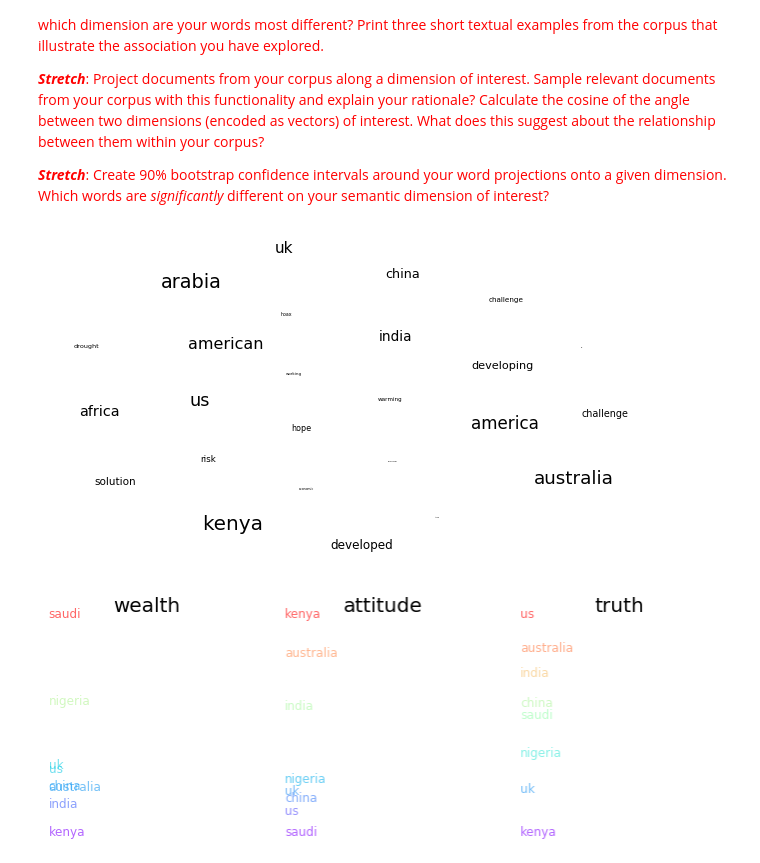
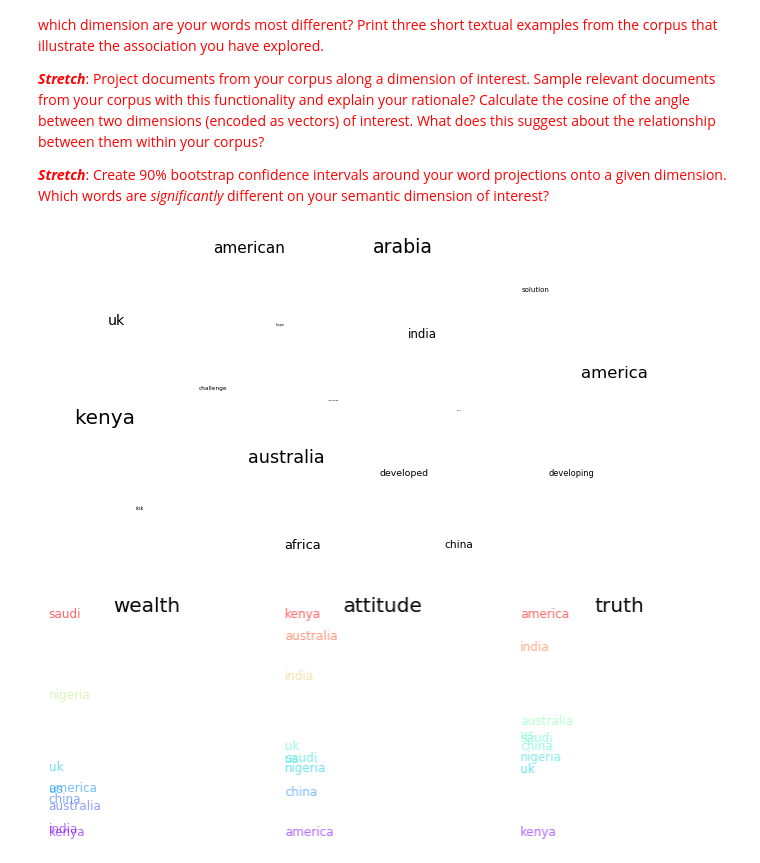
Before and after one commit to Moloq/content-analysis-2018, a Jupyter notebook: 4-Word-Embedding/4-Word-Embedding.ipynb, the cells around one changed output. Cells and saved outputs as stored; diff of their text form; code cells hidden in the pictures.

```diff
--- a/4-Word-Embedding/4-Word-Embedding.ipynb
+++ b/4-Word-Embedding/4-Word-Embedding.ipynb
@@ -1069,35 +1120,35 @@ plt.show()
 # %%
 #words to create dimensions
 #tnytTargetWords = ['man','him','he', 'woman', 'her', 'she', 'black','blacks','African', 'white', 'whites', 'Caucasian', 'rich', 'richer', 'richest', 'expensive', 'wealthy', 'poor', 'poorer', 'poorest', 'cheap', 'inexpensive']
-news_target_words = ['kenya', 'arabia', 'australia', 'us', 'america', 'american', 'uk', 'africa', 'india', 'china']
+news_target_words = ['kenya', 'arabia', 'australia', 'america', 'american', 'uk', 'africa', 'india', 'china']
 news_target_words += ['developed', 'developing', 'solution', 'challenge', 'risk', 'hope', 'challenge', 'drought']
-news_target_words += ['warming', 'hoax', 'working', 'economic', 'financial', 'trump', 'may']
+#news_target_words += ['warming', 'hoax', 'working', 'economic', 'financial', 'trump', 'may']
 #words we will be mapping
 #tnytTargetWords += ["doctor","lawyer","plumber","scientist","hairdresser", "nanny","carpenter","entrepreneur","musician","writer", "banker","poet","nurse", "steak", "bacon", "croissant", "cheesecake", "salad", "cheeseburger", "vegetables", "beer", "wine", "pastry", "basketball", "baseball", "boxing", "softball", "volleyball", "tennis", "golf", "hockey", "soccer"]
 
 
 wordsSubMatrix = []
 for word in news_target_words:
     wordsSubMatrix.append(news_w2v[word])
 wordsSubMatrix = np.array(wordsSubMatrix)
 wordsSubMatrix
 
 news_pca_words = sklearn.decomposition.PCA(n_components = 50).fit(wordsSubMatrix)
 news_reduced_pca = news_pca_words.transform(wordsSubMatrix)
 #T-SNE is theoretically better, but you should experiment
 news_tsne_words = sklearn.manifold.TSNE(n_components = 2).fit_transform(news_reduced_pca)
 
 fig = plt.figure(figsize = (10,6))
 ax = fig.add_subplot(111)
 ax.set_frame_on(False)
 plt.scatter(news_tsne_words[:, 0], news_tsne_words[:, 1], alpha = 0) #Making the points invisible
 for i, word in enumerate(news_target_words):
     ax.annotate(word, (news_tsne_words[:, 0][i],news_tsne_words[:, 1][i]), size =  20 * (len(news_target_words) - i) / len(news_target_words))
 plt.xticks(())
 plt.yticks(())
 plt.show()
 # %% [output]
-[figure, old version]
+[figure, new version]
 # %%
 def makeDF2(model, word_list):
     g = []
@@ -1110,18 +1161,12 @@ def makeDF2(model, word_list):
     df = pandas.DataFrame({'wealth': g, 'attitude': r, 'truth': c}, index = word_list)
     return df
 
-#Gender = dimension(nytimes_model, ['man','him','he'], ['woman', 'her', 'she'])
-#Race = dimension(nytimes_model, ['black','blacks','African'], ['white', 'whites', 'Caucasian'])
 dim_class = dimension(news_w2v, ['rich', 'developed', 'wealth'], ['developing', 'poor'])
 dim_attitude = dimension(news_w2v, ['risk', 'worry', 'disaster'], ['solution', 'hope', 'working'])
-dim_truth = dimension(news_w2v, ['hoax', 'lies', 'plot'], ['working', 'solution', 'truth'])
-dim_countries = ['kenya', 'saudi', 'china', 'india', 'us', 'uk', 'australia', 'nigeria']
+dim_truth = dimension(news_w2v, ['hoax', 'lies', 'plot'], ['scientific', 'science', 'truth'])
+dim_countries = ['kenya', 'saudi', 'china', 'india', 'america','us', 'uk', 'australia', 'nigeria']
 
-#Sports  = ["basketball", "baseball", "boxing", "softball", "volleyball", "tennis", "golf", "hockey", "soccer"]
 country_df = makeDF2(news_w2v, dim_countries)
-#OCCdf = makeDF(nytimes_model, Occupations)
-#Fooddf = makeDF(nytimes_model, Foods)
-#Sportsdf = makeDF(nytimes_model, Sports)
 
 fig = plt.figure(figsize = (12,4))
 ax1 = fig.add_subplot(131)
@@ -1132,4 +1177,4 @@ ax3 = fig.add_subplot(133)
 PlotDimension(ax3, country_df, 'truth')
 plt.show()
 # %% [output]
-[figure, old version]
+[figure, new version]
```
Also changed, not shown: parts of 15 cells of this notebook.
